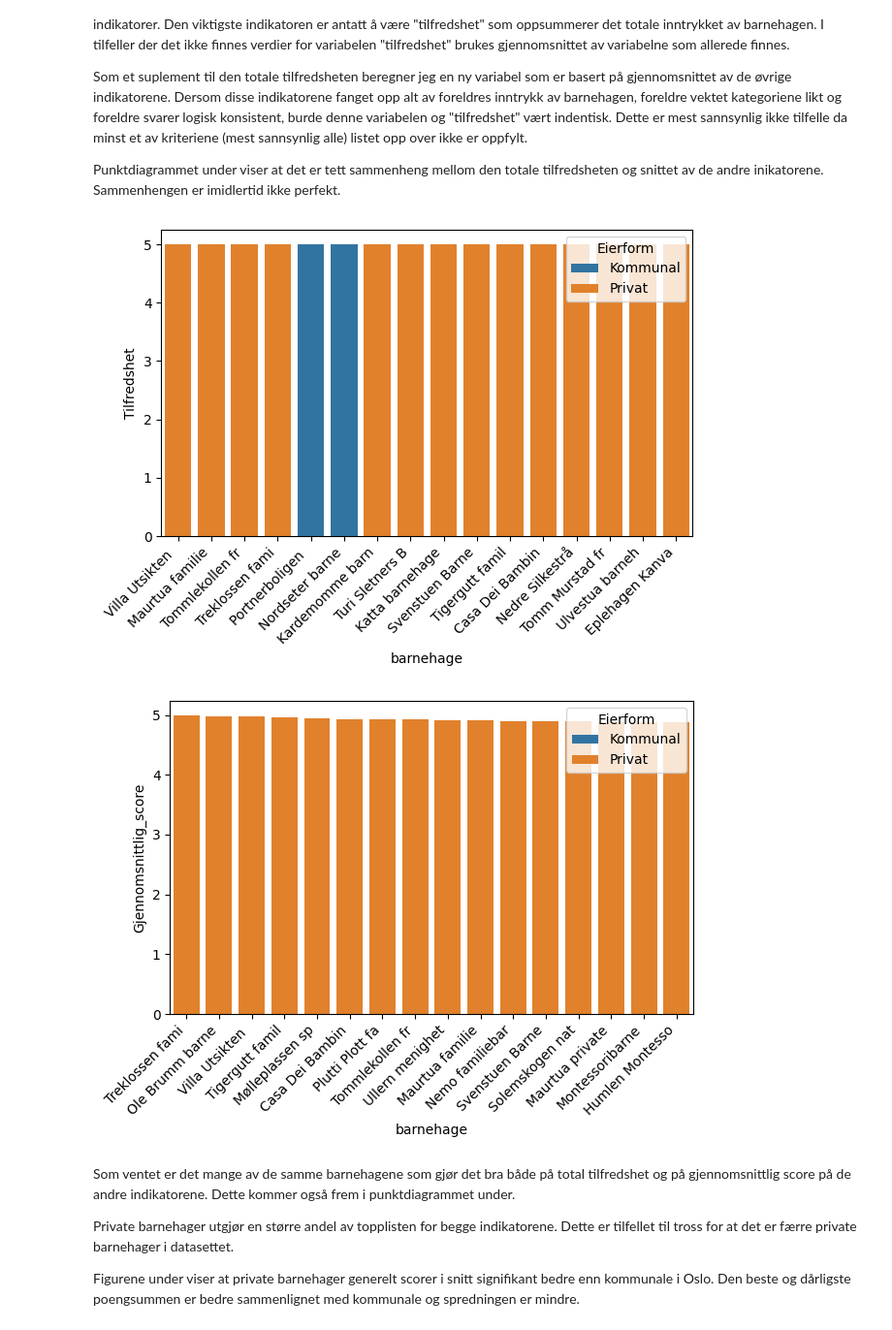
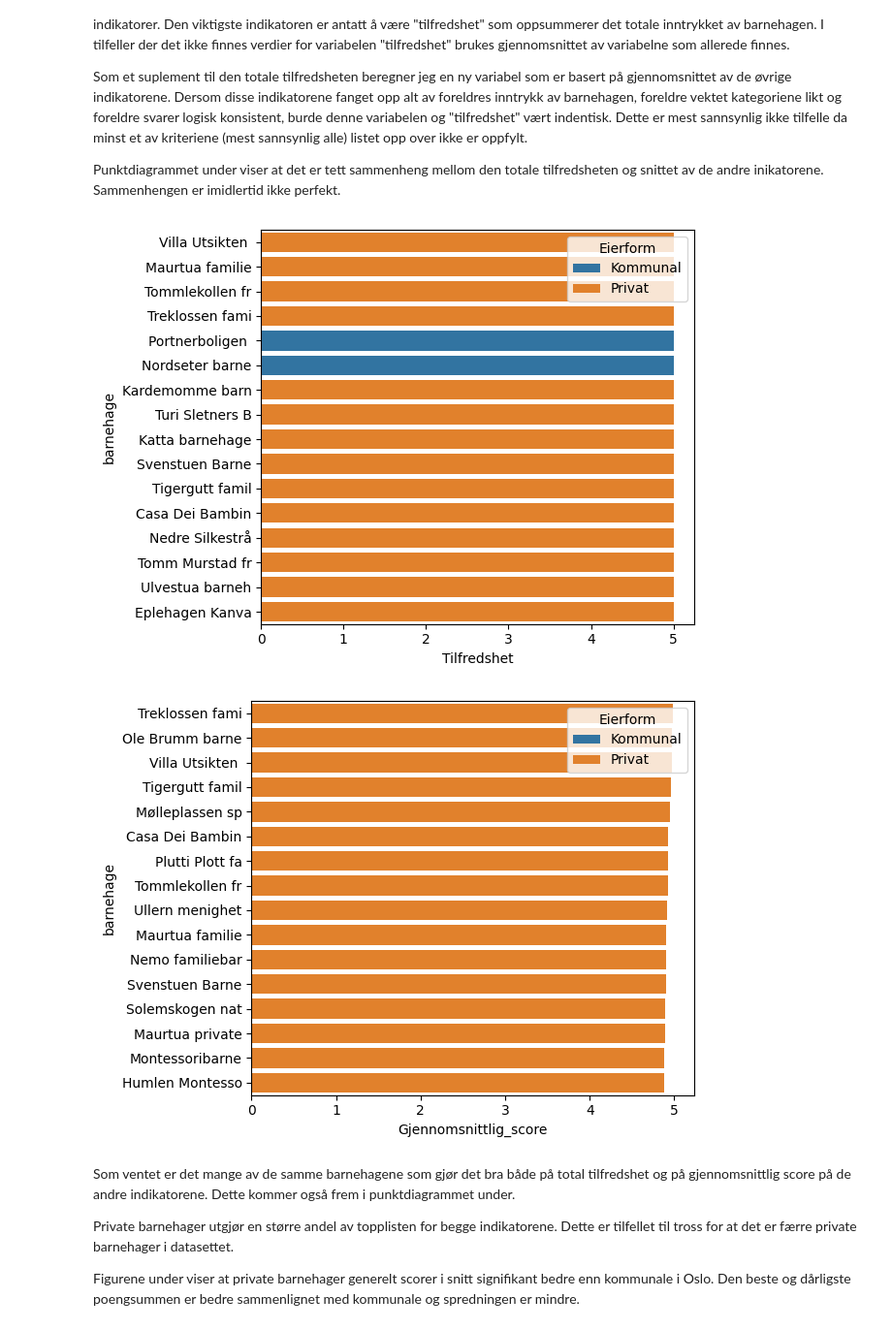
Before and after one commit to madsranden/barnehager_i_oslo, a Jupyter notebook: analyse.ipynb, the cells around one changed output. Shown at 97% size. Saved outputs shown, nothing was run; the diff lists cells and outputs as text; code cells hidden in the pictures.

Commit message:
Forenklet koden for figurer, og fikk fjernet advarsel.

```diff
--- a/analyse.ipynb
+++ b/analyse.ipynb
@@ -82,42 +82,48 @@ df_wide["Gjennomsnittlig_score"] = df_wide[num_cols.drop("Tilfredshet")].apply(
 df_sorted_tilfreds = (
     df_wide
         .sort_values("Tilfredshet", ascending=False)
         .iloc[:16])
 
 df_sorted_barnet = (
     df_wide
         .sort_values("Gjennomsnittlig_score", ascending=False)
         .iloc[:16])
 
 order_tilfreds = df_sorted_tilfreds["barnehage"].tolist()
 order_barnet = df_sorted_barnet["barnehage"].tolist()
 
-ax1 = sns.barplot(
+sns.barplot(
     data=df_sorted_tilfreds,
-    x="barnehage",
-    y="Tilfredshet",
+    y="barnehage",
+    x="Tilfredshet",
     hue="Eierform",
     dodge=False,
     order=order_tilfreds
 )
-ax1.set_xticklabels([v[:15] for v in order_tilfreds], rotation=45, ha="right")
+plt.yticks(ha="right",
+           ticks=range(len(df_sorted_tilfreds["barnehage"])),
+           labels=[v[:15] for v in df_sorted_tilfreds['barnehage']])
+
 plt.tight_layout()
 plt.show()
 
 ax2 = sns.barplot(
     data=df_sorted_barnet,
-    x="barnehage",
-    y="Gjennomsnittlig_score",
+    y="barnehage",
+    x="Gjennomsnittlig_score",
     hue="Eierform",
     dodge=False,
     order=order_barnet
 )
-ax2.set_xticklabels([v[:15] for v in order_barnet], rotation=45, ha="right")
+plt.yticks(ha="right",
+           ticks=range(len(df_sorted_barnet["barnehage"])),
+           labels=[v[:15] for v in df_sorted_barnet['barnehage']])
+
 plt.tight_layout()
 plt.show()
 # %% [output]
-[figure, old version]
+[figure, new version]
-[figure, old version]
+[figure, new version]
 # %% [markdown]
 Som ventet er det mange av de samme barnehagene som gjør det bra både på total tilfredshet og på gjennomsnittlig score på de andre indikatorene. Dette kommer også frem i punktdiagrammet under.
 
```
Also changed, not shown: 1 other file.
